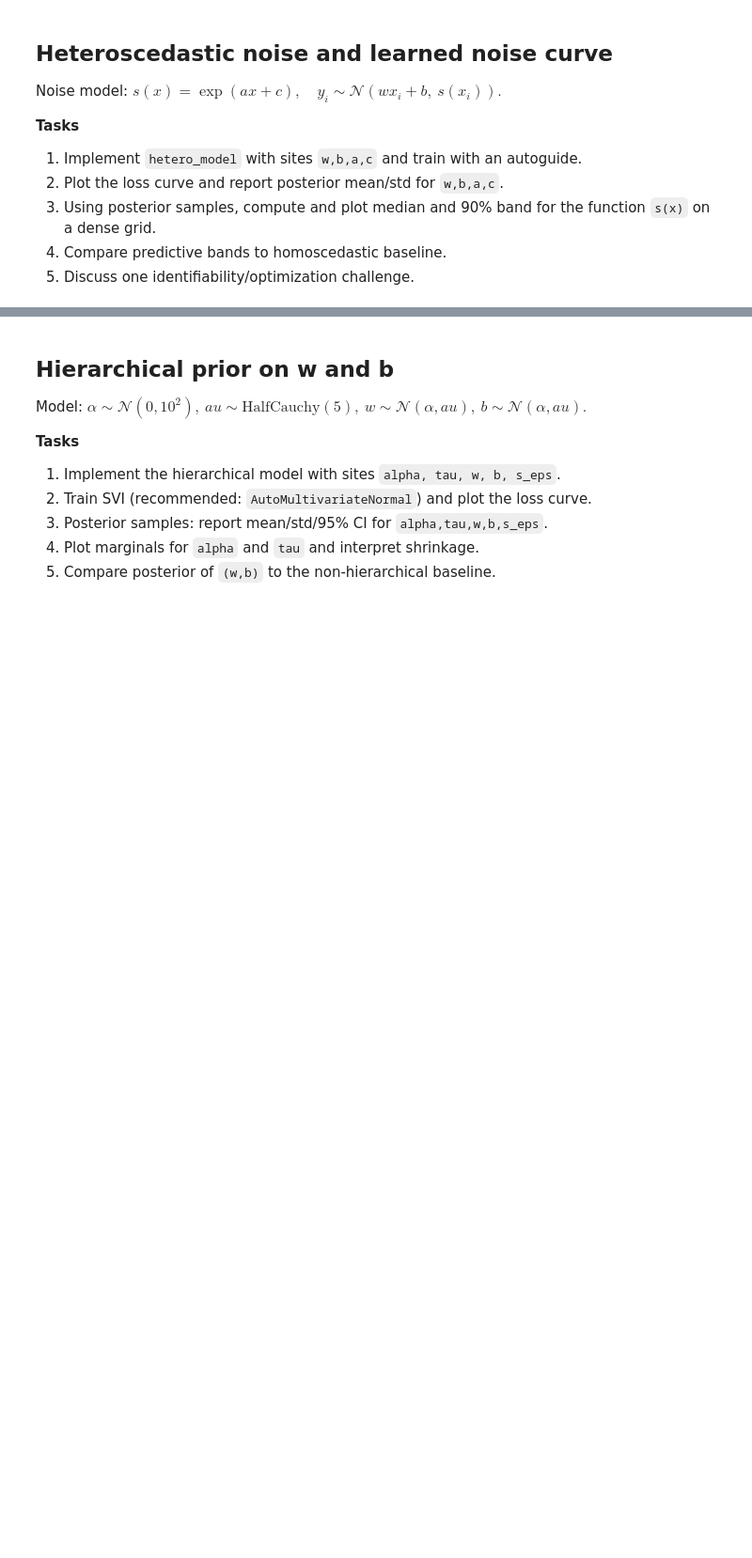
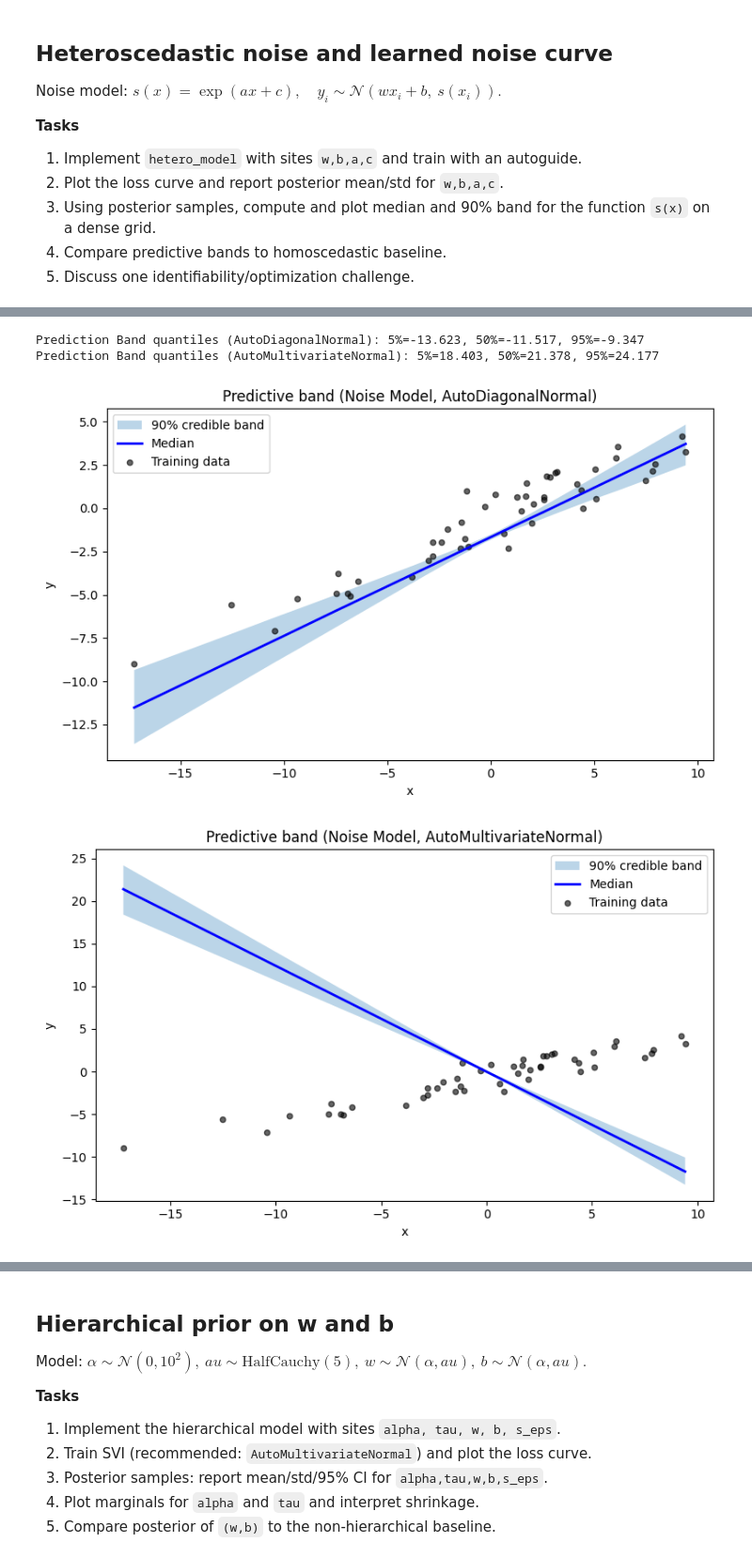
Before and after one commit to kmock930/Course-Uncertainty-Machine-Learning-2026, a Jupyter notebook: Assignment 2/SVI_assignment_questions (2).ipynb, the cells around one changed output, grey strips where cells are left out. Shown at 94% size. Cells and saved outputs as stored; diff of their text form; code cells hidden in the pictures; blank space fills up the shorter version.

```diff
--- a/Assignment 2/SVI_assignment_questions (2).ipynb
+++ b/Assignment 2/SVI_assignment_questions (2).ipynb
@@ -672,0 +712,12 @@ $ s(x)=\exp(ax+c),\quad y_i\sim\mathcal N(wx_i+b,\ s(x_i)).$
+# %%
+quantile1_noise_auto, quantile2_noise_auto, quantile3_noise_auto = predictive_band_from_mu(pred_noise_auto['mu'])
+quantile1_noise_mv, quantile2_noise_mv, quantile3_noise_mv = predictive_band_from_mu(pred_noise_mv['mu'])
+print(f"Prediction Band quantiles (AutoDiagonalNormal): 5%={quantile1_noise_auto[0]:.3f}, 50%={quantile2_noise_auto[0]:.3f}, 95%={quantile3_noise_auto[0]:.3f}")
+print(f"Prediction Band quantiles (AutoMultivariateNormal): 5%={quantile1_noise_mv[0]:.3f}, 50%={quantile2_noise_mv[0]:.3f}, 95%={quantile3_noise_mv[0]:.3f}")
+plot_predictive_band(x_tr, y_tr, quantile1_noise_auto, quantile2_noise_auto, quantile3_noise_auto, title='Predictive band (Noise Model, AutoDiagonalNormal)')
+plot_predictive_band(x_tr, y_tr, quantile1_noise_mv, quantile2_noise_mv, quantile3_noise_mv, title='Predictive band (Noise Model, AutoMultivariateNormal)')
+# %% [output]
+Prediction Band quantiles (AutoDiagonalNormal): 5%=-13.623, 50%=-11.517, 95%=-9.347
+Prediction Band quantiles (AutoMultivariateNormal): 5%=18.403, 50%=21.378, 95%=24.177
+[figure, added]
+[figure, added]
```
Also changed, not shown: parts of 6 cells of this notebook.
